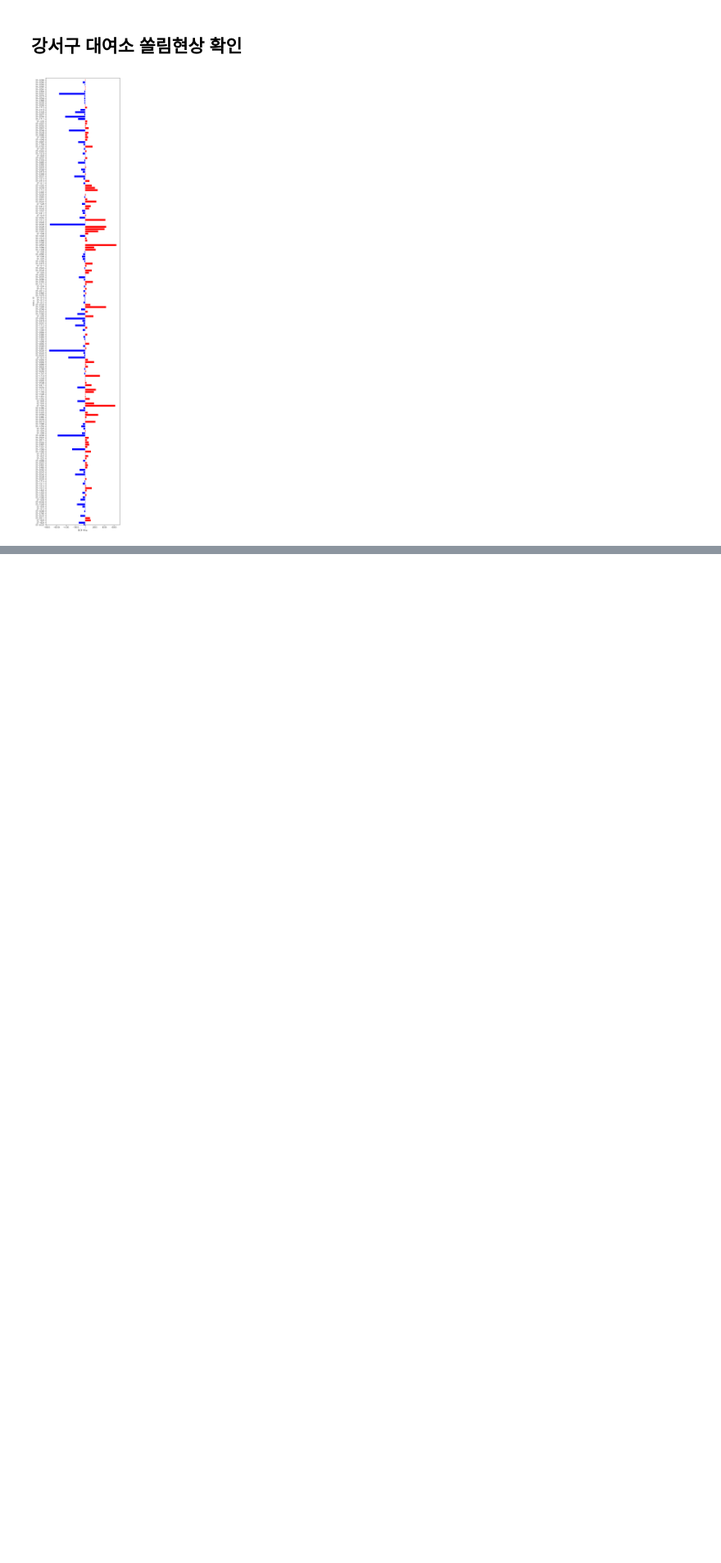
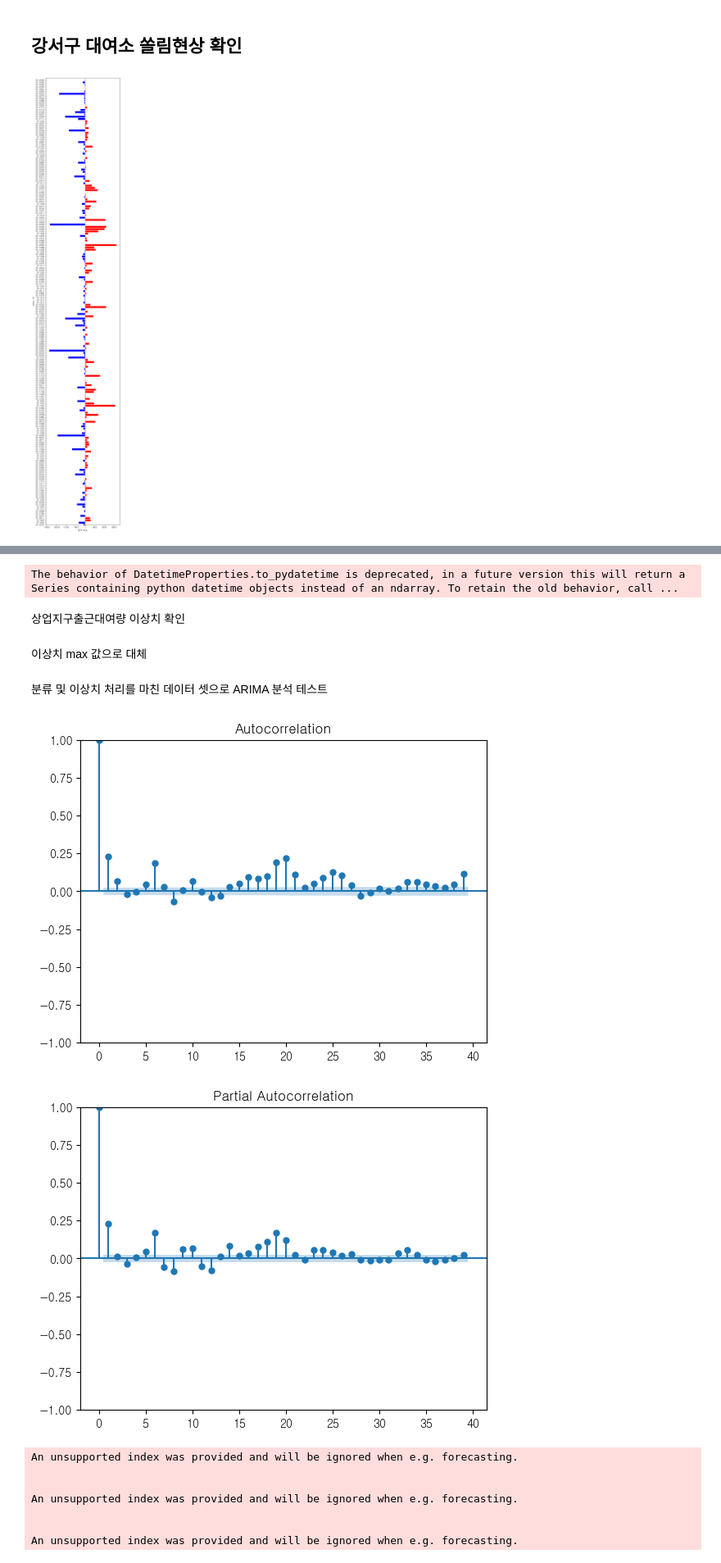
Before and after one commit to minseokpark6/SemiProject_Group3, a Jupyter notebook: Code/Origin/BikeSeoul_SemiGroup3_분석_시각화.ipynb, the cells around one changed output, grey strips where cells are left out. Shown at 82% size. Saved outputs shown, nothing was run; the diff lists cells and outputs as text; code cells hidden in the pictures; blank space fills up the shorter version.

Commit message:
24.05.07 ARIMA 분석 코드 합치기

```diff
--- a/Code/Origin/BikeSeoul_SemiGroup3_분석_시각화.ipynb
+++ b/Code/Origin/BikeSeoul_SemiGroup3_분석_시각화.ipynb
@@ -218,0 +268,3 @@ plt.show()
+# %%
+# reset_index()
+출근대여= 출근대여.reset_index()
@@ -218,0 +291,6 @@ plt.show()
+# %%
+# 상업대여소 대여소ID 추출
+상업대여소 = 출퇴근_이용량_통합[출퇴근_이용량_통합['최종용도'] == '상업']
+# %%
+# 상업지구출근대여 >> 출근시간대 일자별 대여소별 상업지구 대여량 리스트
+상업지구출근대여 = 출근대여[출근대여['시작_대여소_ID'].isin(상업대여소['대여소_ID'])]
@@ -218,0 +319,12 @@ plt.show()
+# %%
+# 상업지구출근대여의 산점도 확인
+
+import plotly.express as px
+
+fig = px.scatter(x = 상업지구출근대여['기준_날짜'], y = 상업지구출근대여['전체_건수'])
+
+fig.show()
+# %% [output]
+The behavior of DatetimeProperties.to_pydatetime is deprecated, in a future version this will return a Series containing python datetime objects instead of an ndarray. To retain the old behavior, call ...
+# %% [markdown]
+상업지구출근대여량 이상치 확인
@@ -218,0 +339,47 @@ plt.show()
+# %% [markdown]
+이상치 max 값으로 대체
+# %%
+# copy
+temp_df = 상업지구출근대여.copy()
+temp_df
+
+# 이상치 대체
+temp_df['전체_건수'] = temp_df['전체_건수'].apply(lambda x: 54 if x > 54 else x)
+
+import plotly.express as px
+
+fig = px.box(data_frame= temp_df, y="전체_건수")
+
+fig.show()
+# %% [markdown]
+분류 및 이상치 처리를 마친 데이터 셋으로 ARIMA 분석 테스트
+# %%
+import pandas as pd
+import numpy as np
+import matplotlib.pyplot as plt
+from statsmodels.tsa.arima.model import ARIMA
+from statsmodels.graphics.tsaplots import plot_acf, plot_pacf
+
+plot_acf(temp_df['전체_건수'])
+plot_pacf(temp_df['전체_건수'])
+plt.show()
+
+model = ARIMA(temp_df['전체_건수'], order=(1, 1, 0))  # p, d, q는 선택한 파라미터입니다.
+results = model.fit()
+
+forecast = results.predict(start=0, end=len(temp_df)-1, typ='levels')
+
+plt.plot(temp_df['전체_건수'], label='Actual')
+plt.plot(forecast, label='Forecast')
+plt.legend()
+plt.show()
+# %% [output]
+[figure, added]
+[figure, added]
+An unsupported index was provided and will be ignored when e.g. forecasting.
+
+
+An unsupported index was provided and will be ignored when e.g. forecasting.
+
+
+An unsupported index was provided and will be ignored when e.g. forecasting.
```
Also changed, not shown: parts of 16 cells of this notebook, 1 other file.
